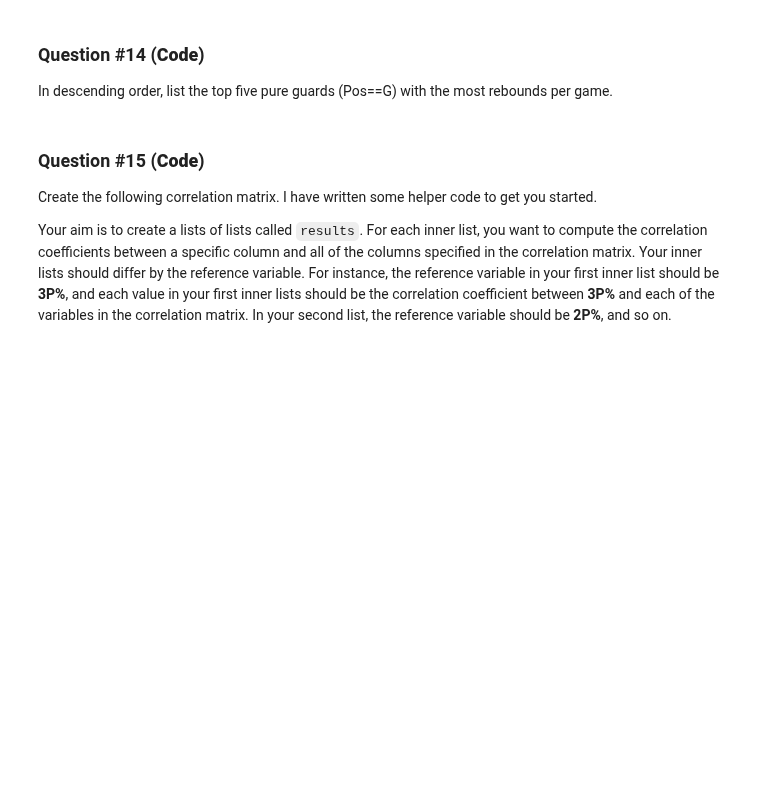
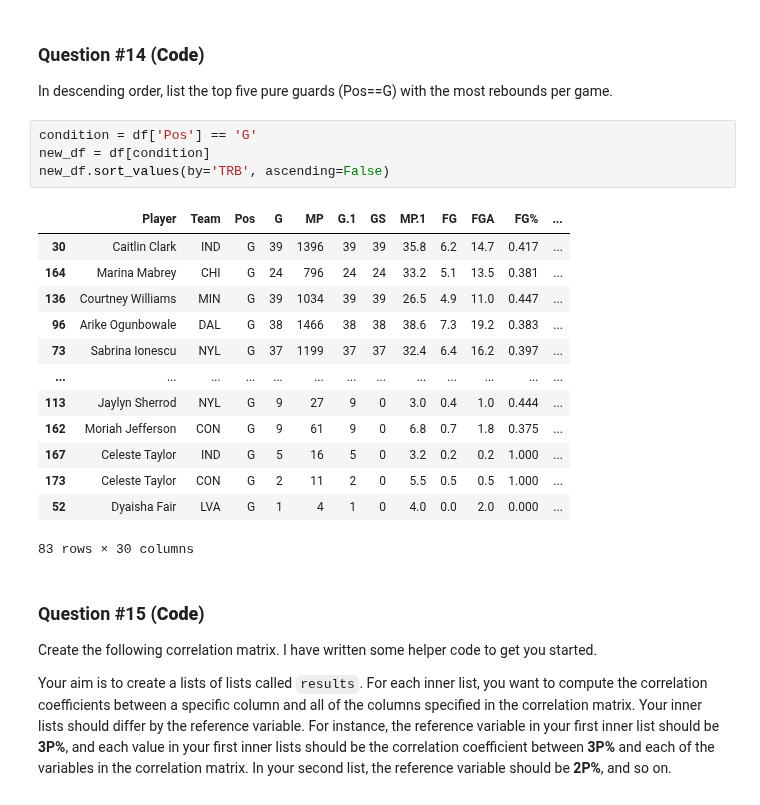
Before and after one commit to pharringtonp19/business-analytics, a Jupyter notebook: homeworks/HW2_solutions.ipynb, the cells around one changed output. Saved outputs shown, nothing was run; the diff lists cells and outputs as text; blank space fills up the shorter version.

```diff
--- a/homeworks/HW2_solutions.ipynb
+++ b/homeworks/HW2_solutions.ipynb
@@ -196,6 +218,24 @@ Create a the following plot: Let the x-axis be the minutes played per-game. And
 # %% [markdown]
 ### Question #14 (**Code**)
 In descending order, list the top five pure guards (Pos==G) with the most rebounds per game.
+# %%
+condition = df['Pos'] == 'G'
+new_df = df[condition]
+new_df.sort_values(by='TRB', ascending=False)
+# %% [output]
+|  | Player | Team | Pos | G | MP | G.1 | GS | MP.1 | FG | FGA | FG% | ... |
+| 30 | Caitlin Clark | IND | G | 39 | 1396 | 39 | 39 | 35.8 | 6.2 | 14.7 | 0.417 | ... |
+| 164 | Marina Mabrey | CHI | G | 24 | 796 | 24 | 24 | 33.2 | 5.1 | 13.5 | 0.381 | ... |
+| 136 | Courtney Williams | MIN | G | 39 | 1034 | 39 | 39 | 26.5 | 4.9 | 11.0 | 0.447 | ... |
+| 96 | Arike Ogunbowale | DAL | G | 38 | 1466 | 38 | 38 | 38.6 | 7.3 | 19.2 | 0.383 | ... |
+| 73 | Sabrina Ionescu | NYL | G | 37 | 1199 | 37 | 37 | 32.4 | 6.4 | 16.2 | 0.397 | ... |
+| ... | ... | ... | ... | ... | ... | ... | ... | ... | ... | ... | ... | ... |
+| 113 | Jaylyn Sherrod | NYL | G | 9 | 27 | 9 | 0 | 3.0 | 0.4 | 1.0 | 0.444 | ... |
+| 162 | Moriah Jefferson | CON | G | 9 | 61 | 9 | 0 | 6.8 | 0.7 | 1.8 | 0.375 | ... |
+| 167 | Celeste Taylor | IND | G | 5 | 16 | 5 | 0 | 3.2 | 0.2 | 0.2 | 1.000 | ... |
+| 173 | Celeste Taylor | CON | G | 2 | 11 | 2 | 0 | 5.5 | 0.5 | 0.5 | 1.000 | ... |
+| 52 | Dyaisha Fair | LVA | G | 1 | 4 | 1 | 0 | 4.0 | 0.0 | 2.0 | 0.000 | ... |
+83 rows × 30 columns
 # %% [markdown]
 ### Question #15 (**Code**)
 
```
Also changed, not shown: parts of 6 cells of this notebook.
